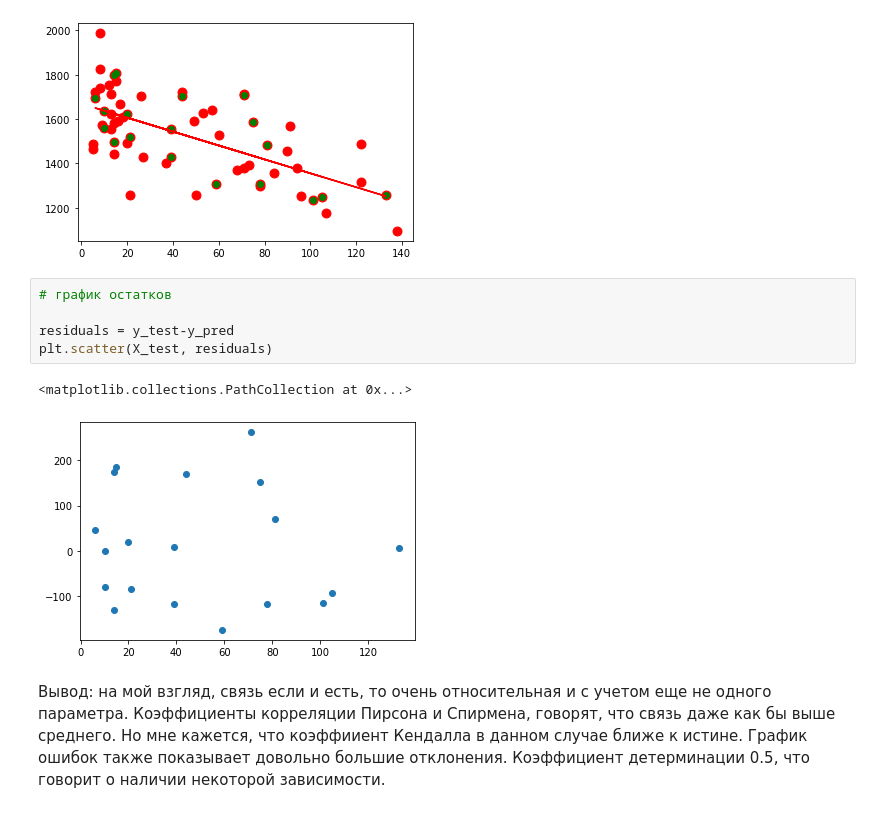
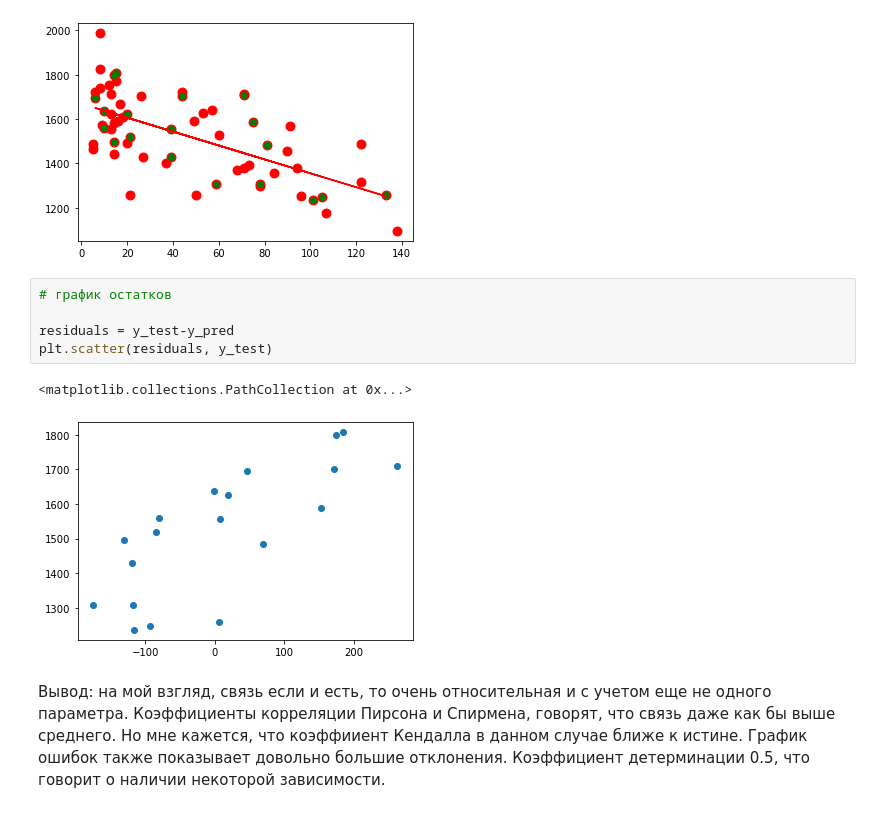
Before and after one commit to ENSmirnova/HomeWork, a Jupyter notebook: 18/corr.ipynb, the cells around one changed output. Drawn from its saved outputs; the diff is of its cells as text.

```diff
--- a/18/corr.ipynb
+++ b/18/corr.ipynb
@@ -94,11 +94,11 @@ plt.plot(X_test, y_pred, c='r')
 # %%
 # график остатков
 
 residuals = y_test-y_pred
-plt.scatter(X_test, residuals)
+plt.scatter(residuals, y_test)
 # %% [output]
 <matplotlib.collections.PathCollection at 0x...>
-[figure, old version]
+[figure, new version]
 # %% [markdown]
 Вывод: на мой взгляд, связь если и есть, то очень относительная и с учетом еще не одного параметра.
 Коэффициенты корреляции Пирсона и Спирмена, говорят, что связь даже как бы выше среднего. Но мне кажется,
```
Also changed, not shown: parts of 3 cells of this notebook.
